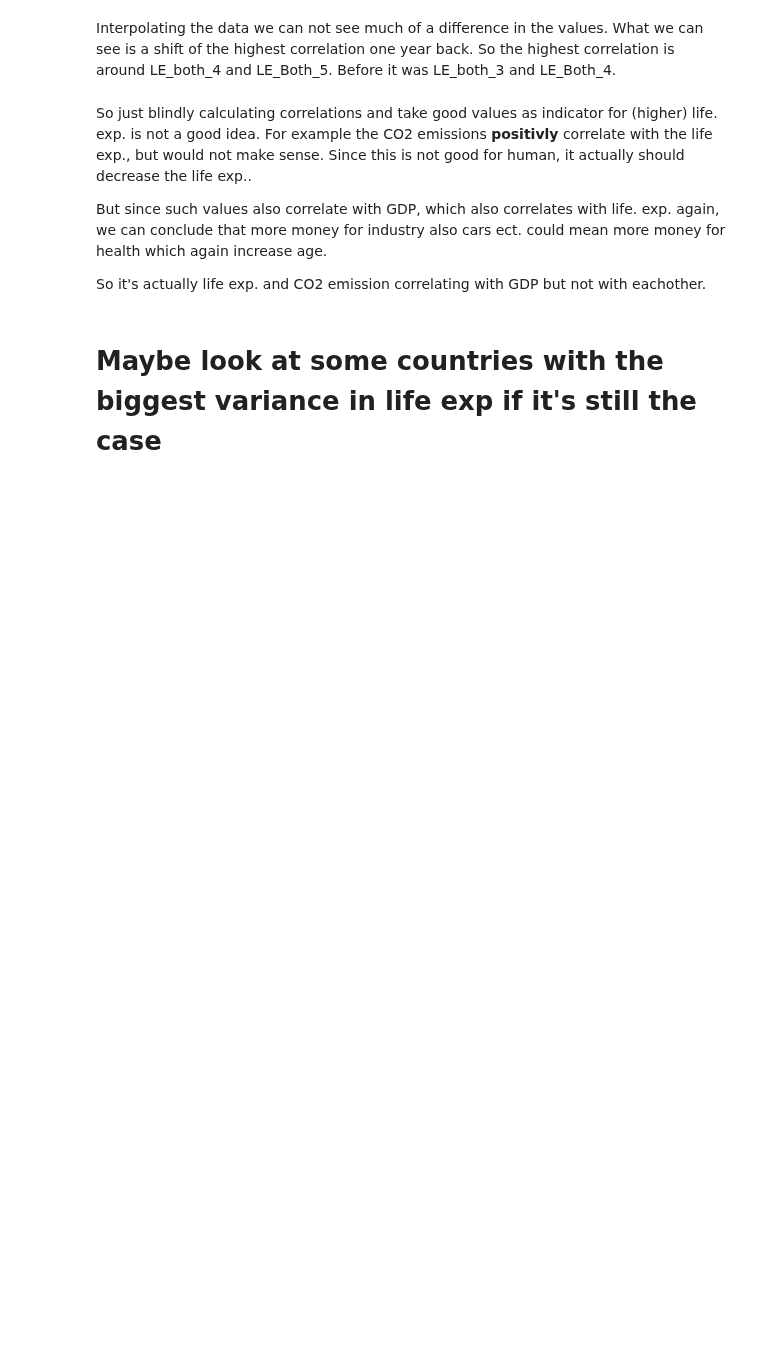
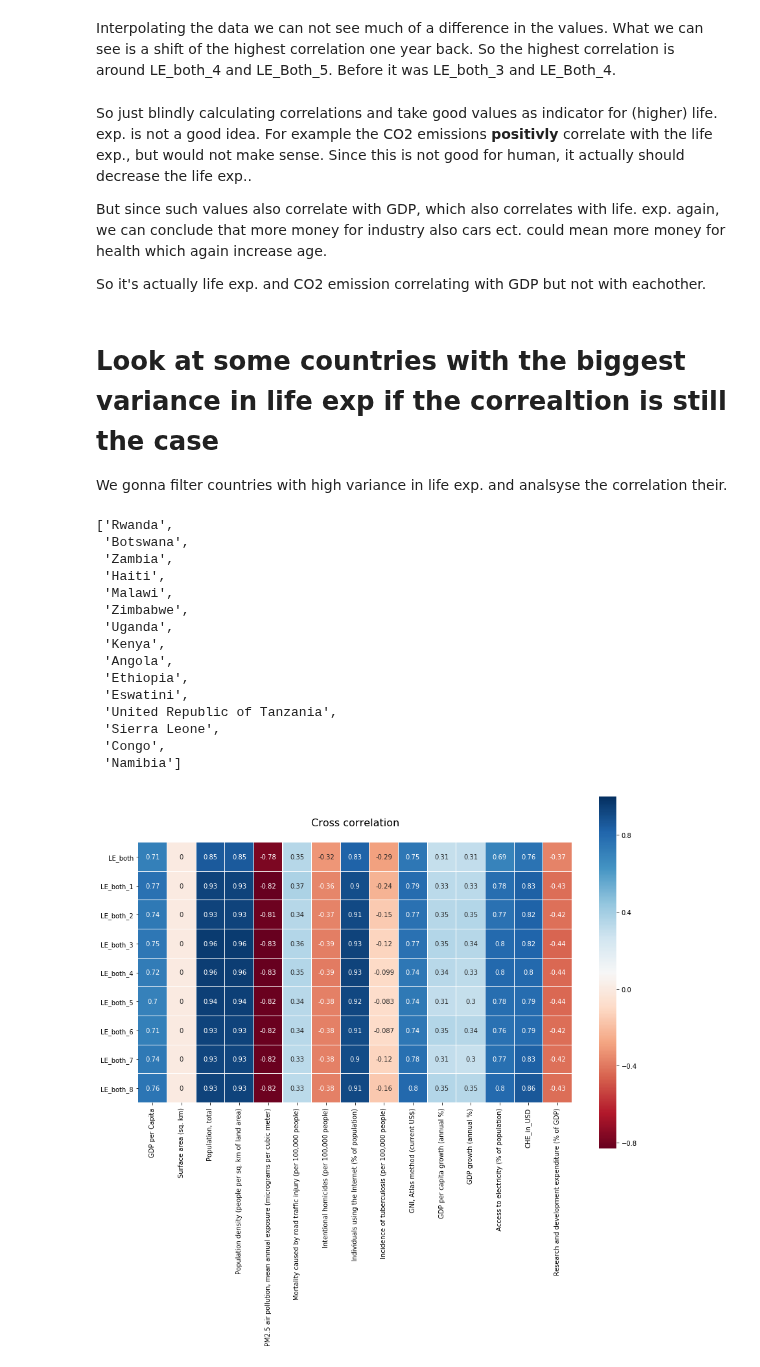
Before and after one commit to patrickFuerst/human_life_exp, a Jupyter notebook: Data Analysis(Patrick).ipynb, the cells around one changed output. Cells and saved outputs as stored; diff of their text form; code cells hidden in the pictures; blank space fills up the shorter version.

Commit message:
add correlation analysis of countries with high var. in life exp.

```diff
--- a/Data Analysis(Patrick).ipynb
+++ b/Data Analysis(Patrick).ipynb
@@ -233,4 +203,31 @@ But since such values also correlate with GDP, which also correlates with life.
 
 So it's actually life exp. and CO2 emission correlating with GDP but not with eachother.
 # %% [markdown]
-# Maybe look at some countries with the biggest variance in life exp if it's still the case
+# Look at some countries with the biggest variance in life exp if the correaltion is still the case
+
+We gonna filter countries with high variance in life exp. and analsyse the correlation their.
+# %%
+#find countries with the highest variance in life exp.
+country_names_high_life_var = df_data_preprocessed['LE_both'].groupby('Country').var().sort_values(ascending=False).index.tolist()[:15] #choose the first 15
+display(country_names_high_life_var)
+df_data_high_var_life =  df_data_preprocessed.loc[country_names_high_life_var]
+#calculate correlation
+df_corr_overall = calculate_overall_correlation(df_data_high_var_life)
+display_cross_correlation(df_corr_overall)
+# %% [output]
+['Rwanda',
+ 'Botswana',
+ 'Zambia',
+ 'Haiti',
+ 'Malawi',
+ 'Zimbabwe',
+ 'Uganda',
+ 'Kenya',
+ 'Angola',
+ 'Ethiopia',
+ 'Eswatini',
+ 'United Republic of Tanzania',
+ 'Sierra Leone',
+ 'Congo',
+ 'Namibia']
+[figure, added]
```
Also changed, not shown: parts of 4 cells of this notebook.
